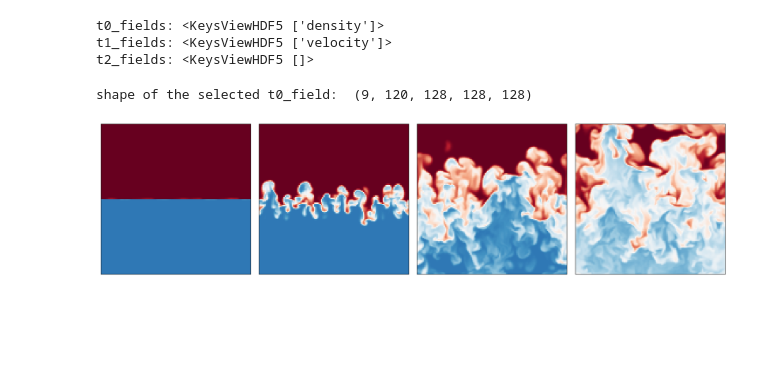
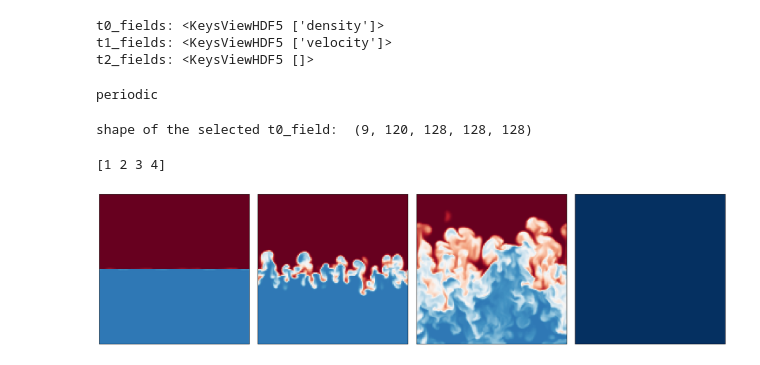
Before and after one commit to PolymathicAI/the_well, a Jupyter notebook: datasets/rayleigh_taylor_instability/viz_template.ipynb, the cells around one changed output. Drawn from its saved outputs; the diff is of its cells as text; code cells hidden in the pictures; blank space fills up the shorter version.

```diff
--- a/datasets/rayleigh_taylor_instability/viz_template.ipynb
+++ b/datasets/rayleigh_taylor_instability/viz_template.ipynb
@@ -41,6 +41,11 @@ with h5py.File(p,'r') as f:
 t0_fields: <KeysViewHDF5 ['density']>
 t1_fields: <KeysViewHDF5 ['velocity']>
 t2_fields: <KeysViewHDF5 []>
+# %%
+with h5py.File(p,'r') as f:
+    print(f['boundary_conditions']['x_periodic'].attrs['bc_type'])
+# %% [output]
+periodic
 # %%
 #The data is of shape (n_trajectories, n_timesteps, x, y)
 #Get the first t0_field and save it as a numpy array
@@ -52,35 +57,44 @@ with h5py.File(p,'r') as f:
     # field = f['t0_fields']['concentration'][traj, :]
 # %% [output]
 shape of the selected t0_field:  (9, 120, 128, 128, 128)
+# %%
+arr = np.array([1, 2, 3, 4, 5])
+
+# Select all but the last element
+result = arr[:-1]
+
+print(result)
+# %% [output]
+[1 2 3 4]
 # %%
 traj = 4 #select the trajectory
 x_slice = 64
 traj_toplot = field[traj,:, x_slice,...]
 #field is now of shape (n_timesteps, x, y). Let's do a subplot to plot it at t= 0, t= T/3, t= 2T/3 and t= T:
 fig, axs = plt.subplots(1, 4, figsize=(20,5))
 T = traj_toplot.shape[0]
 #fix colorbar for all subplots:
 normalize_plots =True
 cmap =  'RdBu_r' #'viridis'
 if normalize_plots:
     vmin = np.min(traj_toplot)
     vmax = np.max(traj_toplot)
     norm = plt.Normalize(vmin=vmin, vmax=vmax)
 
-    for i, t in enumerate([0, T//3, (2*T)//3, T-2]):
+    for i, t in enumerate([0, T//3, (2*T)//3, T-1]):
         axs[i].imshow(traj_toplot[t].T, cmap=cmap, norm=norm,origin="lower")
         axs[i].set_xticks([])
         axs[i].set_yticks([])
         #axs[i].set_title(f't={t}')
 else:
     for i, t in enumerate([0, T//3, (2*T)//3, T-2]):
         axs[i].imshow(traj_toplot[t].T, cmap=cmap,origin="lower")
         axs[i].set_xticks([])
         axs[i].set_yticks([])
         axs[i].set_title(f't={t}')
 plt.tight_layout()
 # %% [output]
-[figure, old version]
+[figure, new version]
 # %%
 #save figure without axes and titles:
 
```
Also changed, not shown: 5 other files.
